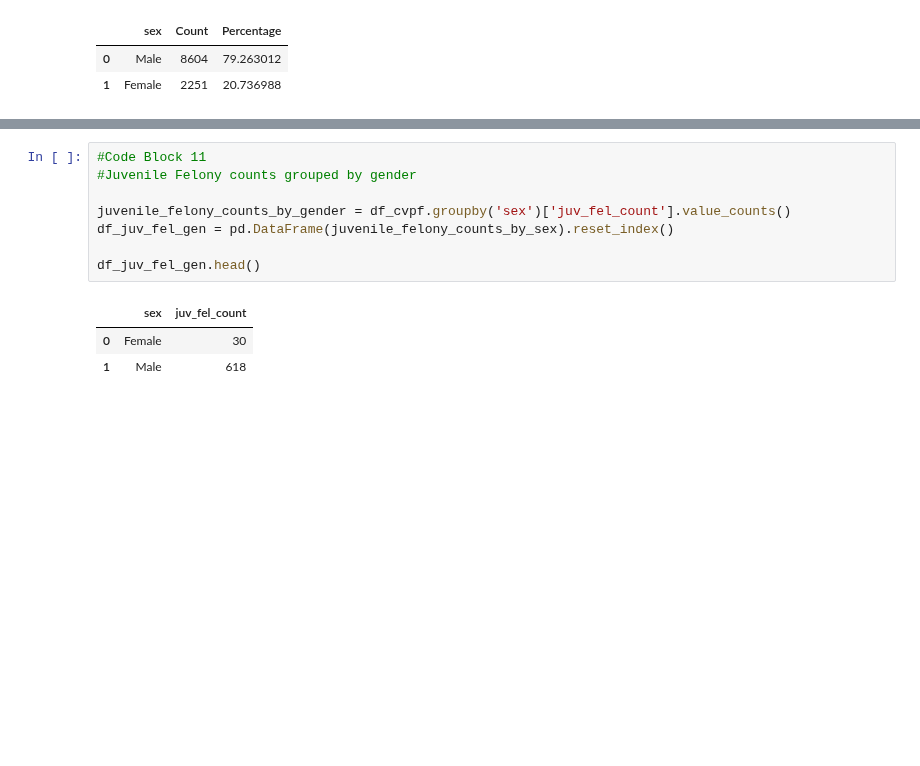
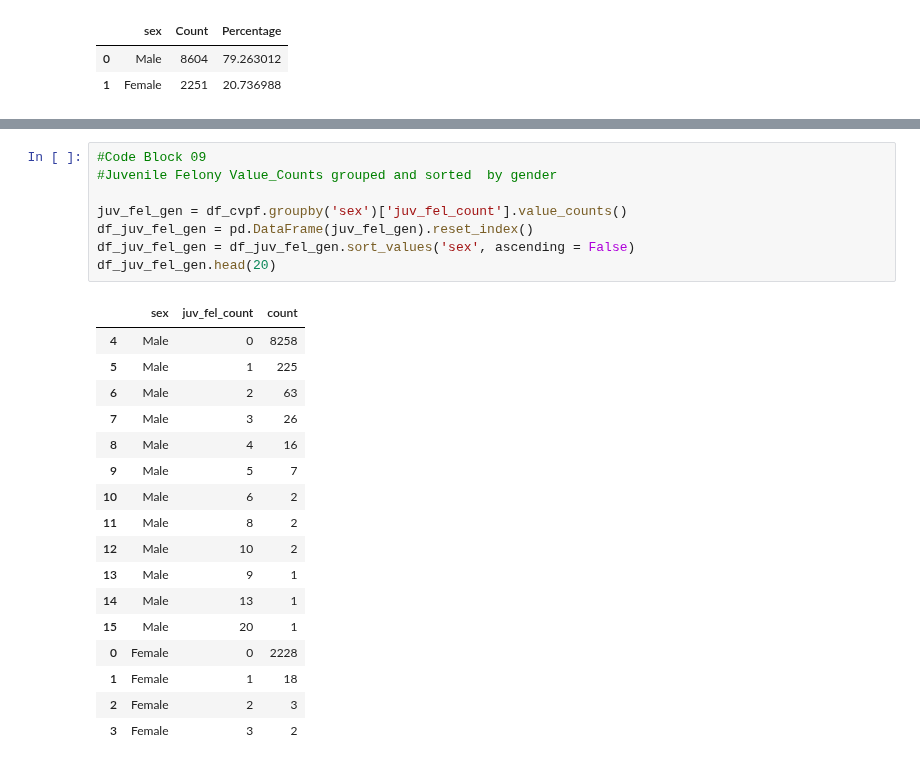
Before and after one commit to chance-roberts/DATA6550-Bias, a Jupyter notebook: Code/Noblit/ANoblit_Group6_P1.ipynb, the cells around one changed output, grey strips where cells are left out. Drawn from its saved outputs; the diff is of its cells as text; blank space fills up the shorter version.

```diff
--- a/Code/Noblit/ANoblit_Group6_P1.ipynb
+++ b/Code/Noblit/ANoblit_Group6_P1.ipynb
@@ -147,12 +148,26 @@ plt.show()
 # %%
-#Code Block 11
-#Juvenile Felony counts grouped by gender
+#Code Block 09
+#Juvenile Felony Value_Counts grouped and sorted  by gender
 
-juvenile_felony_counts_by_gender = df_cvpf.groupby('sex')['juv_fel_count'].value_counts()
-df_juv_fel_gen = pd.DataFrame(juvenile_felony_counts_by_sex).reset_index()
-
-df_juv_fel_gen.head()
+juv_fel_gen = df_cvpf.groupby('sex')['juv_fel_count'].value_counts()
+df_juv_fel_gen = pd.DataFrame(juv_fel_gen).reset_index()
+df_juv_fel_gen = df_juv_fel_gen.sort_values('sex', ascending = False)
+df_juv_fel_gen.head(20)
 # %% [output]
-|  | sex | juv_fel_count |
-| 0 | Female | 30 |
-| 1 | Male | 618 |
+|  | sex | juv_fel_count | count |
+| 4 | Male | 0 | 8258 |
+| 5 | Male | 1 | 225 |
+| 6 | Male | 2 | 63 |
+| 7 | Male | 3 | 26 |
+| 8 | Male | 4 | 16 |
+| 9 | Male | 5 | 7 |
+| 10 | Male | 6 | 2 |
+| 11 | Male | 8 | 2 |
+| 12 | Male | 10 | 2 |
+| 13 | Male | 9 | 1 |
+| 14 | Male | 13 | 1 |
+| 15 | Male | 20 | 1 |
+| 0 | Female | 0 | 2228 |
+| 1 | Female | 1 | 18 |
+| 2 | Female | 2 | 3 |
+| 3 | Female | 3 | 2 |
```
Also changed, not shown: parts of 11 cells of this notebook.
